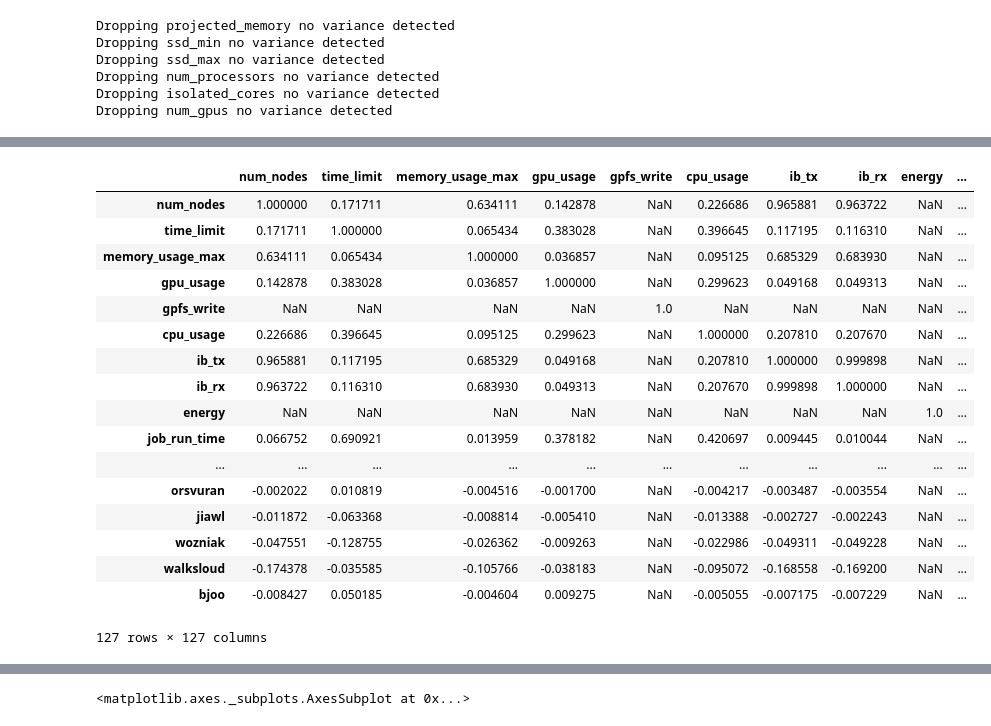
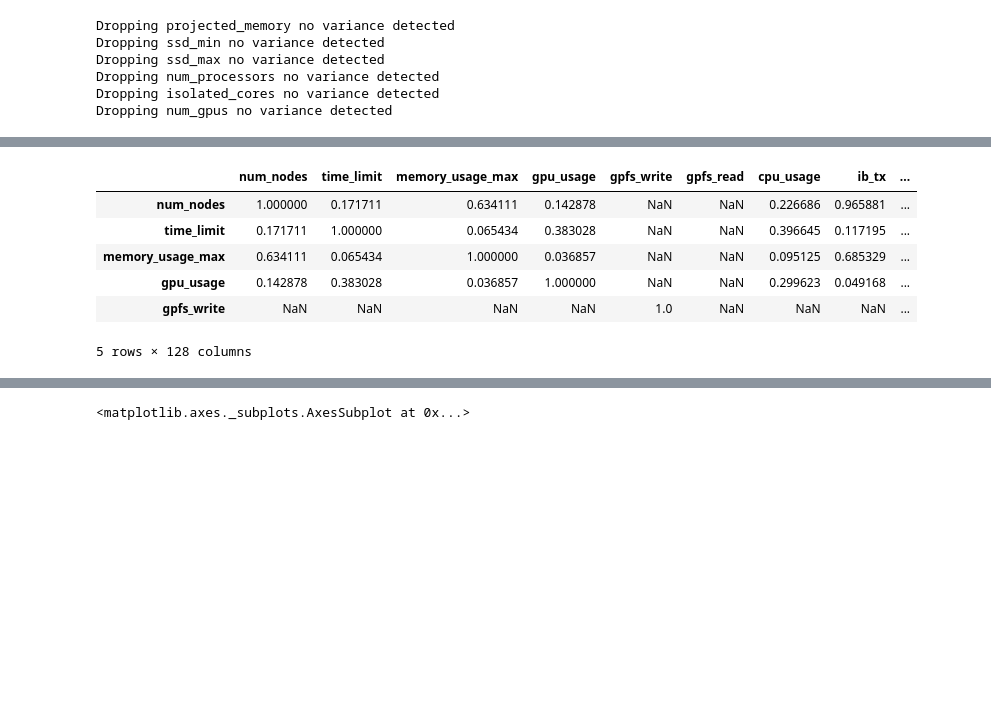
Before and after one commit to mew2057/CAST, a Jupyter notebook: csm_big_data/python3/sandbox.ipynb, the cells around one changed output, grey strips where cells are left out. Saved outputs shown, nothing was run; the diff lists cells and outputs as text; code cells hidden in the pictures; blank space fills up the shorter version.

```diff
--- a/csm_big_data/python3/sandbox.ipynb
+++ b/csm_big_data/python3/sandbox.ipynb
@@ -125,7 +125,7 @@ nodeHist.first()
 # %%
 from operator import add
 
-hSchema = (  "allocation_id", ("memory_usage_max", "gpu_usage", "gpfs_write", "cpu_usage", "ib_tx", "ib_rx", "energy"))
+hSchema = (  "allocation_id", ("memory_usage_max", "gpu_usage", "gpfs_write", "gpfs_read", "cpu_usage", "ib_tx", "ib_rx", "energy"))
 
 def mapObj( o ):
     obj  = o[1]["data"]
@@ -468,28 +469,17 @@ uJDF.describeList(normCols)
 # %%
 
 corr_matrix = Statistics.corr(features, method="pearson")
 pdJDF       = pd.DataFrame(corr_matrix)
 pdJDF.index,pdJDF.columns = featureCols,featureCols
-pdJDF
+pdJDF.head(5)
 # %% [output]
-|  | num_nodes | time_limit | memory_usage_max | gpu_usage | gpfs_write | cpu_usage | ib_tx | ib_rx | energy | ... |
-| num_nodes | 1.000000 | 0.171711 | 0.634111 | 0.142878 | NaN | 0.226686 | 0.965881 | 0.963722 | NaN | ... |
-| time_limit | 0.171711 | 1.000000 | 0.065434 | 0.383028 | NaN | 0.396645 | 0.117195 | 0.116310 | NaN | ... |
-| memory_usage_max | 0.634111 | 0.065434 | 1.000000 | 0.036857 | NaN | 0.095125 | 0.685329 | 0.683930 | NaN | ... |
-| gpu_usage | 0.142878 | 0.383028 | 0.036857 | 1.000000 | NaN | 0.299623 | 0.049168 | 0.049313 | NaN | ... |
-| gpfs_write | NaN | NaN | NaN | NaN | 1.0 | NaN | NaN | NaN | NaN | ... |
-| cpu_usage | 0.226686 | 0.396645 | 0.095125 | 0.299623 | NaN | 1.000000 | 0.207810 | 0.207670 | NaN | ... |
-| ib_tx | 0.965881 | 0.117195 | 0.685329 | 0.049168 | NaN | 0.207810 | 1.000000 | 0.999898 | NaN | ... |
-| ib_rx | 0.963722 | 0.116310 | 0.683930 | 0.049313 | NaN | 0.207670 | 0.999898 | 1.000000 | NaN | ... |
-| energy | NaN | NaN | NaN | NaN | NaN | NaN | NaN | NaN | 1.0 | ... |
-| job_run_time | 0.066752 | 0.690921 | 0.013959 | 0.378182 | NaN | 0.420697 | 0.009445 | 0.010044 | NaN | ... |
-| ... | ... | ... | ... | ... | ... | ... | ... | ... | ... | ... |
-| orsvuran | -0.002022 | 0.010819 | -0.004516 | -0.001700 | NaN | -0.004217 | -0.003487 | -0.003554 | NaN | ... |
-| jiawl | -0.011872 | -0.063368 | -0.008814 | -0.005410 | NaN | -0.013388 | -0.002727 | -0.002243 | NaN | ... |
-| wozniak | -0.047551 | -0.128755 | -0.026362 | -0.009263 | NaN | -0.022986 | -0.049311 | -0.049228 | NaN | ... |
-| walksloud | -0.174378 | -0.035585 | -0.105766 | -0.038183 | NaN | -0.095072 | -0.168558 | -0.169200 | NaN | ... |
-| bjoo | -0.008427 | 0.050185 | -0.004604 | 0.009275 | NaN | -0.005055 | -0.007175 | -0.007229 | NaN | ... |
+|  | num_nodes | time_limit | memory_usage_max | gpu_usage | gpfs_write | gpfs_read | cpu_usage | ib_tx | ... |
+| num_nodes | 1.000000 | 0.171711 | 0.634111 | 0.142878 | NaN | NaN | 0.226686 | 0.965881 | ... |
+| time_limit | 0.171711 | 1.000000 | 0.065434 | 0.383028 | NaN | NaN | 0.396645 | 0.117195 | ... |
+| memory_usage_max | 0.634111 | 0.065434 | 1.000000 | 0.036857 | NaN | NaN | 0.095125 | 0.685329 | ... |
+| gpu_usage | 0.142878 | 0.383028 | 0.036857 | 1.000000 | NaN | NaN | 0.299623 | 0.049168 | ... |
+| gpfs_write | NaN | NaN | NaN | NaN | 1.0 | NaN | NaN | NaN | ... |
-127 rows × 127 columns
+5 rows × 128 columns
 # %%
 pdDF = uJDF.toPandas()
 pdDF
```
Also changed, not shown: parts of 17 cells of this notebook.
